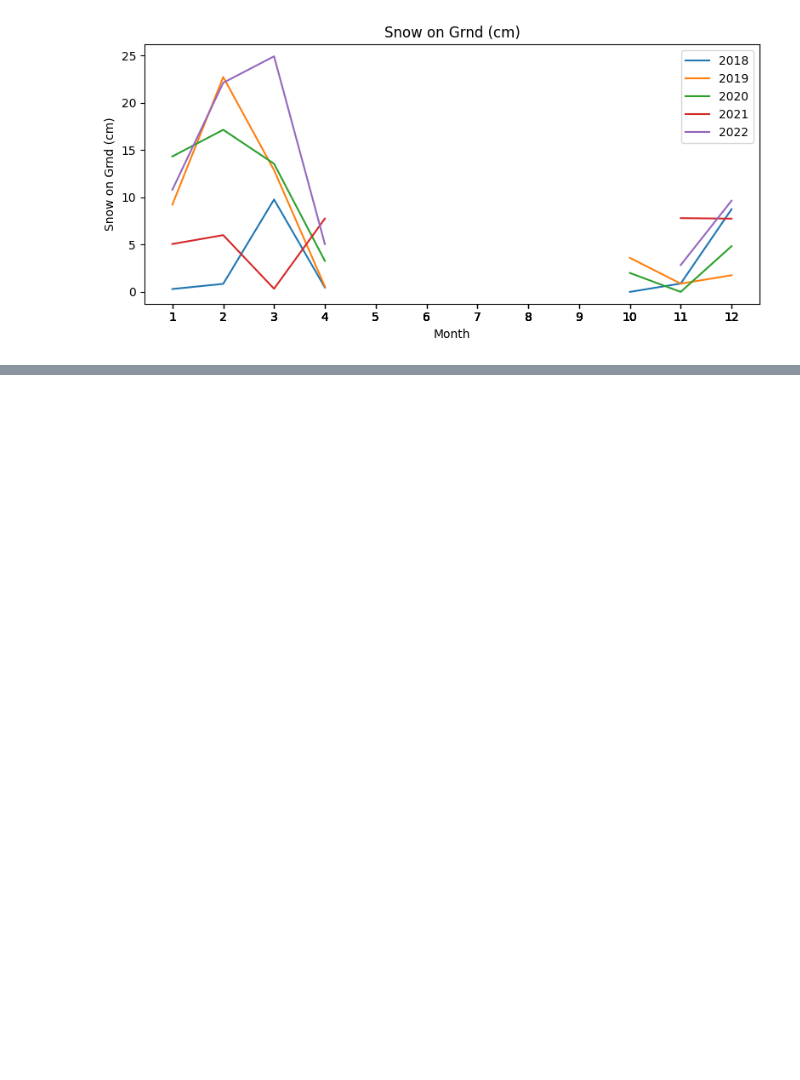
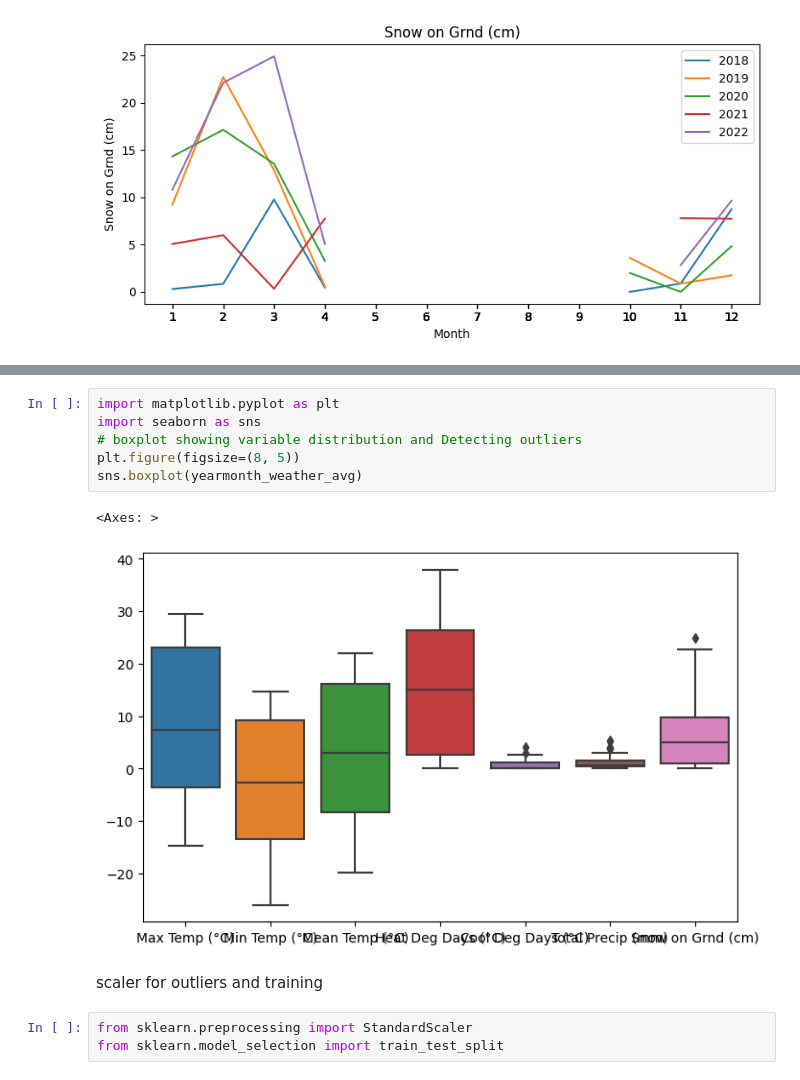
Before and after one commit to Oluyomy/Final_Lhl_Project, a Jupyter notebook: winnipegweather_df.ipynb, the cells around one changed output, grey strips where cells are left out. Cells and saved outputs as stored; diff of their text form; blank space fills up the shorter version.

```diff
--- a/winnipegweather_df.ipynb
+++ b/winnipegweather_df.ipynb
@@ -417,0 +496,14 @@ plt.show()
+# %%
+import matplotlib.pyplot as plt
+import seaborn as sns
+# boxplot showing variable distribution and Detecting outliers
+plt.figure(figsize=(8, 5))
+sns.boxplot(yearmonth_weather_avg)
+# %% [output]
+<Axes: >
+[figure, added]
+# %% [markdown]
+scaler  for outliers and training
+# %%
+from sklearn.preprocessing import StandardScaler
+from sklearn.model_selection import train_test_split
```
Also changed, not shown: parts of 30 cells of this notebook.
